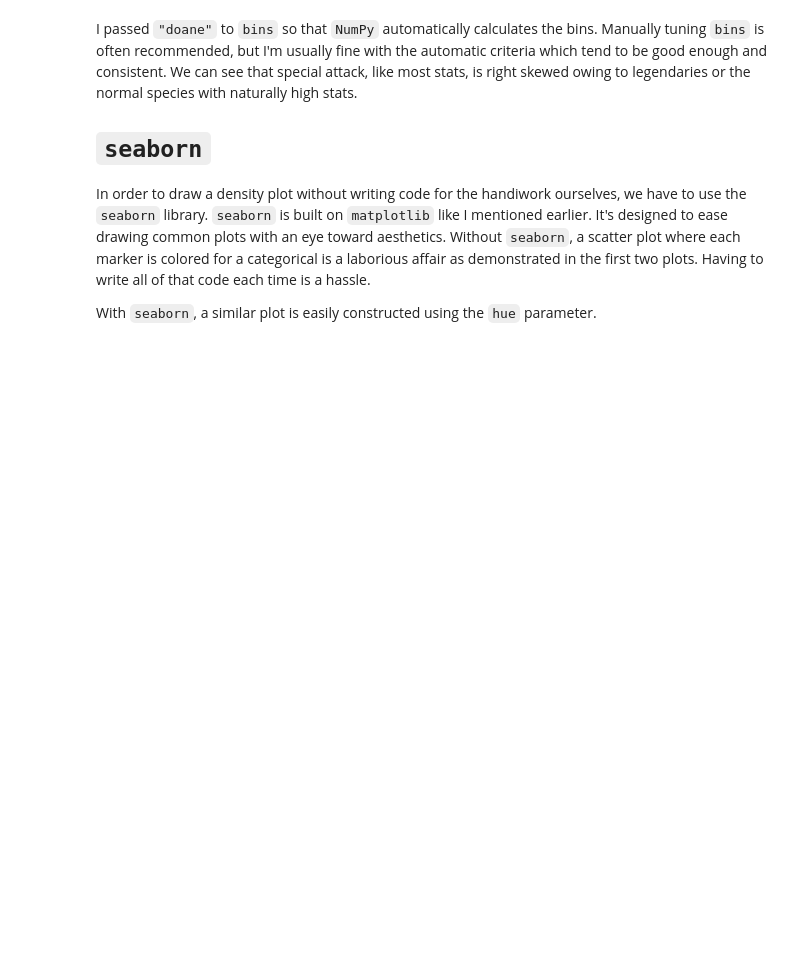
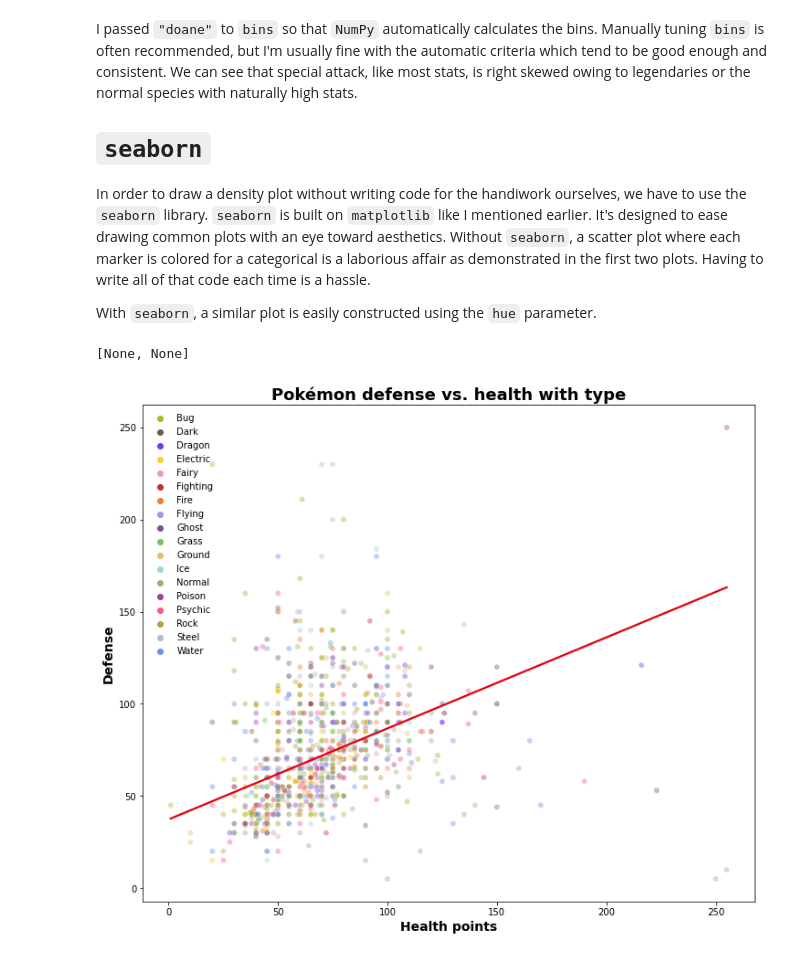
Before and after one commit to joshuamegnauth54/data765-intro-python-tutoring, a Jupyter notebook: notebooks/09-eda.ipynb, the cells around one changed output. Cells and saved outputs as stored; diff of their text form; code cells hidden in the pictures; blank space fills up the shorter version.

```diff
--- a/notebooks/09-eda.ipynb
+++ b/notebooks/09-eda.ipynb
@@ -436,3 +436,37 @@ I passed `"doane"` to `bins` so that `NumPy` automatically calculates the bins.
 In order to draw a density plot without writing code for the handiwork ourselves, we have to use the `seaborn` library. `seaborn` is built on `matplotlib` like I mentioned earlier. It's designed to ease drawing common plots with an eye toward aesthetics. Without `seaborn`, a scatter plot where each marker is colored for a categorical is a laborious affair as demonstrated in the first two plots. Having to write all of that code each time is a hassle.
 
 With `seaborn`, a similar plot is easily constructed using the `hue` parameter.
+# %%
+hp_def_fig, hp_def_ax = plt.subplots(figsize=(12, 10))
+
+# Notice that hue and palette does all of the work for us
+sns.scatterplot(
+    x="hp",
+    y="defense",
+    data=pokemon,
+    hue="type_1",
+    palette=poketype_colors,
+    alpha=0.4,
+    ax=hp_def_ax,
+)
+
+# Linear model
+sns.regplot(
+    x="hp",
+    y="defense",
+    data=pokemon,
+    scatter=False,
+    ci=None,
+    robust=True,
+    color=nintendo,
+    ax=hp_def_ax,
+)
+
+# Labels
+hp_def_ax.set_xlabel("Health points", lab_default)
+hp_def_ax.set_ylabel("Defense", lab_default)
+hp_def_ax.set_title("Pokémon defense vs. health with type", title_default)
+hp_def_ax.get_legend().set(frame_on=False, title="")
+# %% [output]
+[None, None]
+[figure, added]
```
Also changed, not shown: parts of 5 cells of this notebook.
